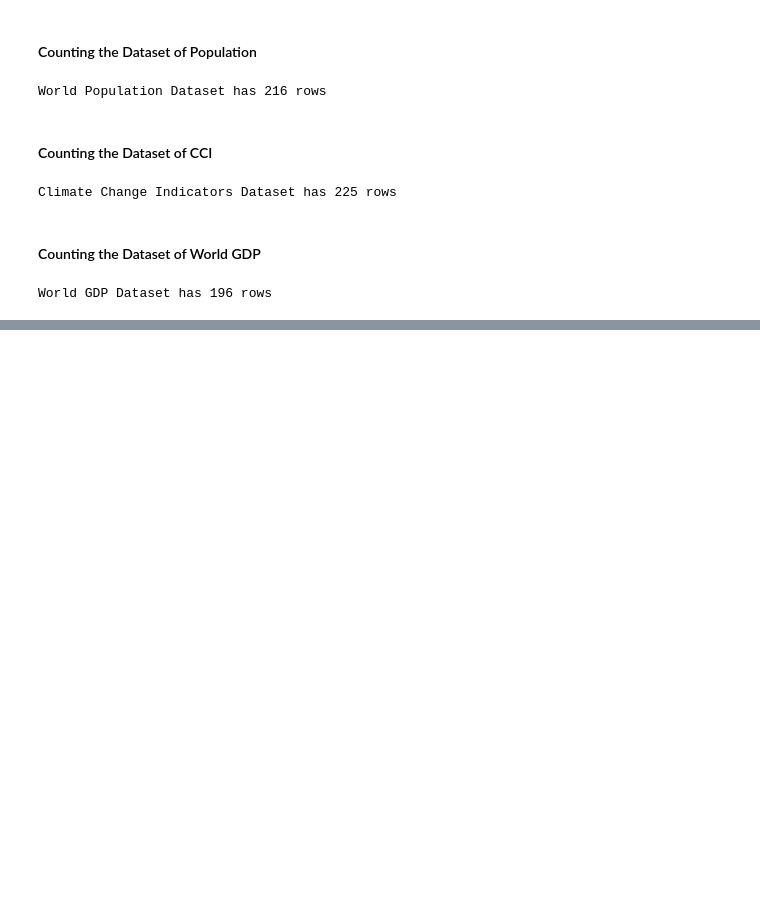
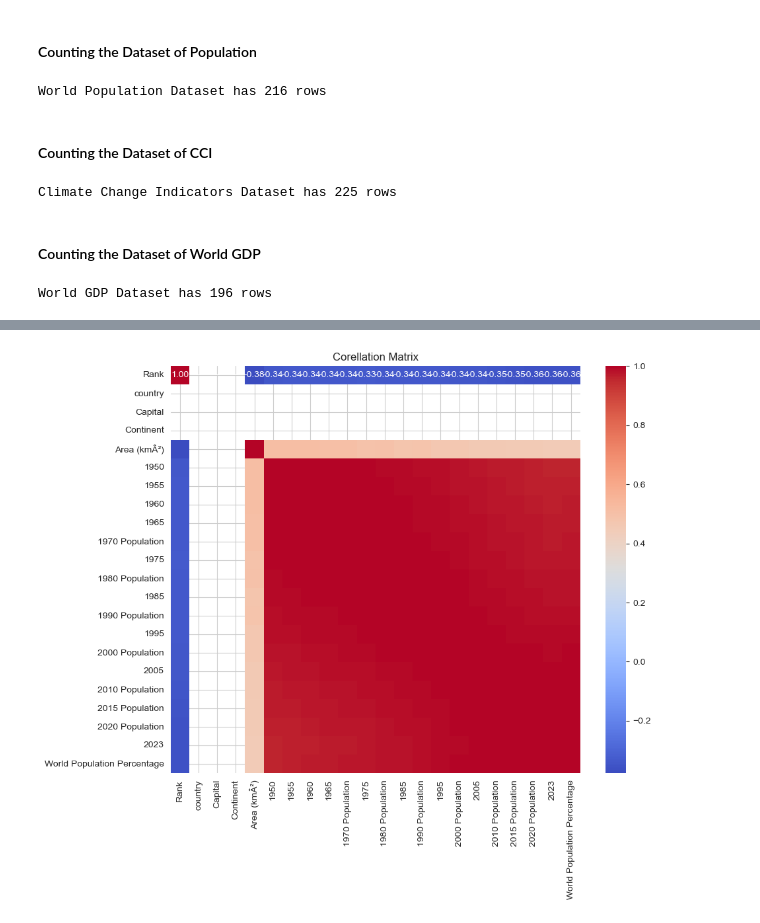
Before and after one commit to 20Artee/practice, a Jupyter notebook: content/practice.ipynb, the cells around one changed output, grey strips where cells are left out. Saved outputs shown, nothing was run; the diff lists cells and outputs as text; code cells hidden in the pictures; blank space fills up the shorter version.

```diff
--- a/content/practice.ipynb
+++ b/content/practice.ipynb
@@ -485,0 +520,4 @@ popdf.describe()
+# %%
+popdf_analyzer.show_heatmap()
+# %% [output]
+[figure, added]
```
Also changed, not shown: parts of 27 cells of this notebook, 1 other file.
